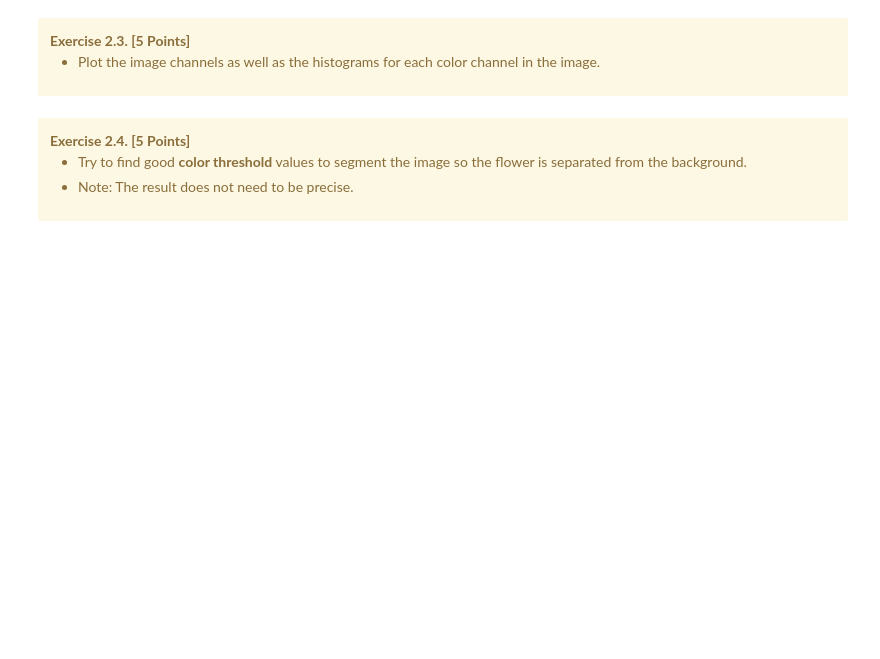
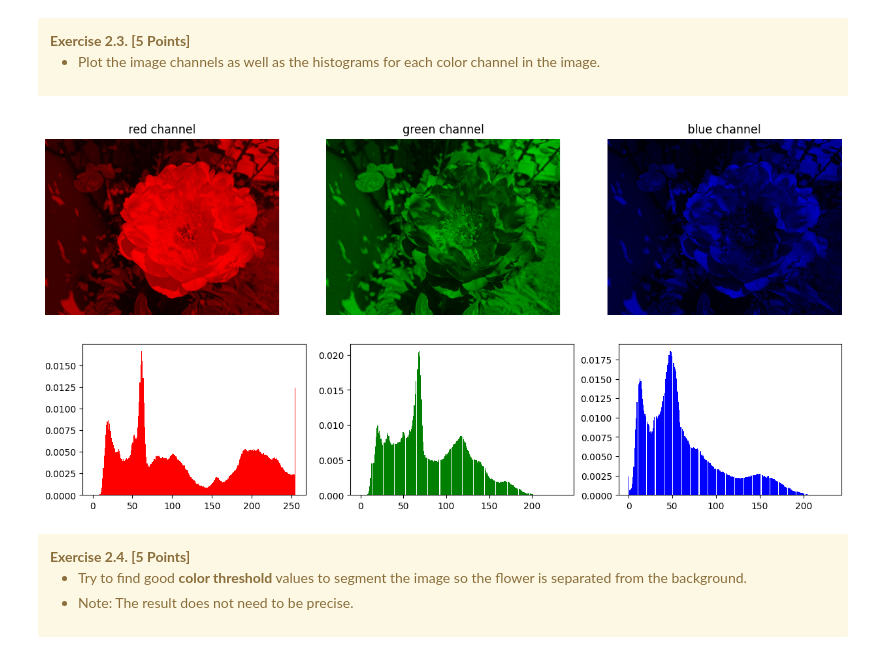
Before and after one commit to AlexandruAndrita/python_assignments, a Jupyter notebook: hands_on_ai/Unit_2/U2_Assignment.ipynb, the cells around one changed output. Saved outputs shown, nothing was run; the diff lists cells and outputs as text; code cells hidden in the pictures; blank space fills up the shorter version.

```diff
--- a/hands_on_ai/Unit_2/U2_Assignment.ipynb
+++ b/hands_on_ai/Unit_2/U2_Assignment.ipynb
@@ -77,6 +100,12 @@ By using the functions from `u2_utils.py` and working with the flower image, per
 </div>
 # %%
 # your code goes here
+u2.plot_image_channels_rgb(image_path)
+
+u2.plot_color_histograms(image_path)
+# %% [output]
+[figure, added]
+[figure, added]
 # %% [markdown]
 <div class="alert alert-warning">
     <b>Exercise 2.4. [5 Points]</b>
```
Also changed, not shown: parts of 24 cells of this notebook, 1 other file.
